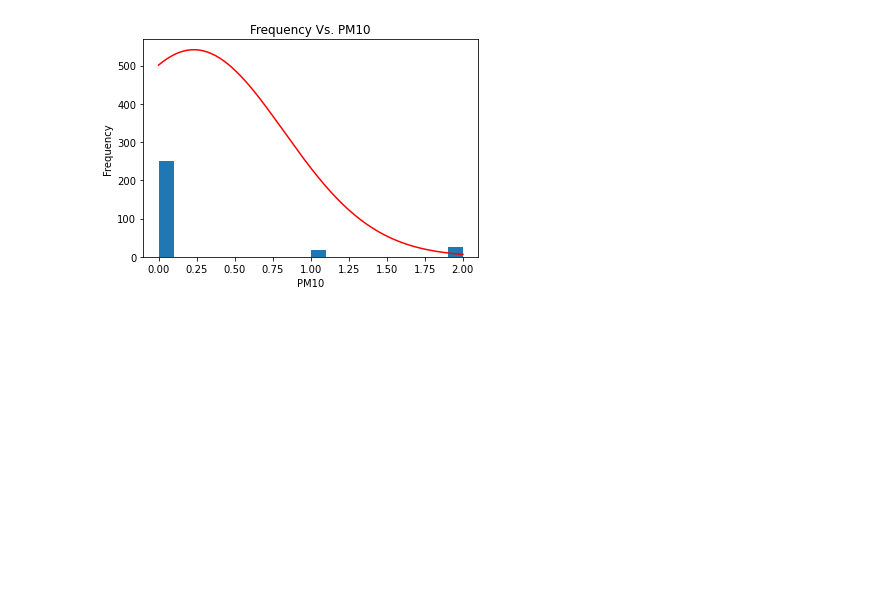
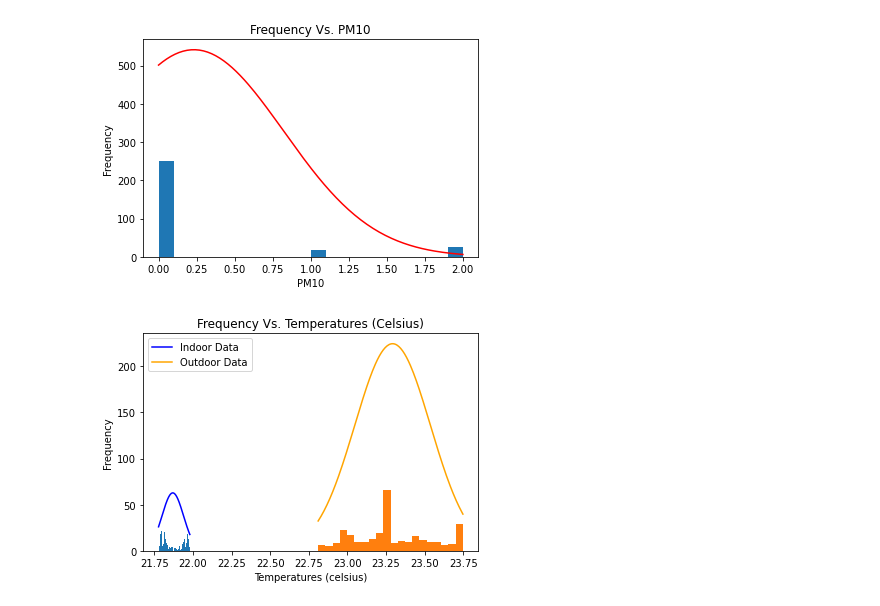
Before and after one commit to Gamecrasher-rgb/E11-LabWork, a Jupyter notebook: Week 6 Lab Work.ipynb, the cells around one changed output. Cells and saved outputs as stored; diff of their text form; code cells hidden in the pictures; blank space fills up the shorter version.

```diff
--- a/Week 6 Lab Work.ipynb
+++ b/Week 6 Lab Work.ipynb
@@ -371,3 +371,47 @@ plt.show()
 # %% [output]
 [figure]
 [figure]
+# %%
+#Graphing Temperature Data
+plt.hist(indoor_data["Temperatures(Celsius)"], bins = 40)
+plt.xlabel('Temperature (Celsius)')
+plt.ylabel('Frequency')
+plt.title("Frequency Vs. Temperatures (Celsius)")
+
+def indoor_Gaus_distribution(x , mean , sd):
+    Px = (288*(3.14*sd) * np.exp(-0.5*((x-mean)/sd)**2))
+    return Px
+
+temp_mu = np.mean(indoor_data["Temperatures(Celsius)"])
+temp_std = np.std(indoor_data["Temperatures(Celsius)"])
+
+x = np.linspace(np.min(indoor_data["Temperatures(Celsius)"]), np.max(indoor_data["Temperatures(Celsius)"]), 150)
+
+Temp_gauss = indoor_Gaus_distribution(x,temp_mu,temp_std)
+
+plt.plot(x, Temp_gauss, color = 'Blue')
+
+plt.hist(outdoor_data["Temperatures(Celsius)"], bins = 20)
+plt.xlabel('Temperature (Celsius)')
+plt.ylabel('Frequency')
+plt.title("Frequency Vs. Temperatures (Celsius)")
+
+def outdoor_Gaus_distribution(x , mean , sd):
+    Px = (292*(3.14*sd) * np.exp(-0.5*((x-mean)/sd)**2))
+    return Px
+
+outdoor_temp_mu = np.mean(outdoor_data["Temperatures(Celsius)"])
+outdoor_temp_std = np.std(outdoor_data["Temperatures(Celsius)"])
+
+x = np.linspace(np.min(outdoor_data["Temperatures(Celsius)"]), np.max(outdoor_data["Temperatures(Celsius)"]), 150)
+
+Outdoor_Temp_gauss = outdoor_Gaus_distribution(x,outdoor_temp_mu,outdoor_temp_std)
+
+plt.plot(x, Outdoor_Temp_gauss, color = 'Orange')
+plt.xlabel('Temperatures (celsius)')
+plt.ylabel('Frequency')
+plt.legend(['Indoor Data','Outdoor Data'])
+
+plt.show()
+# %% [output]
+[figure, added]
```
Also changed, not shown: parts of 2 cells of this notebook.
